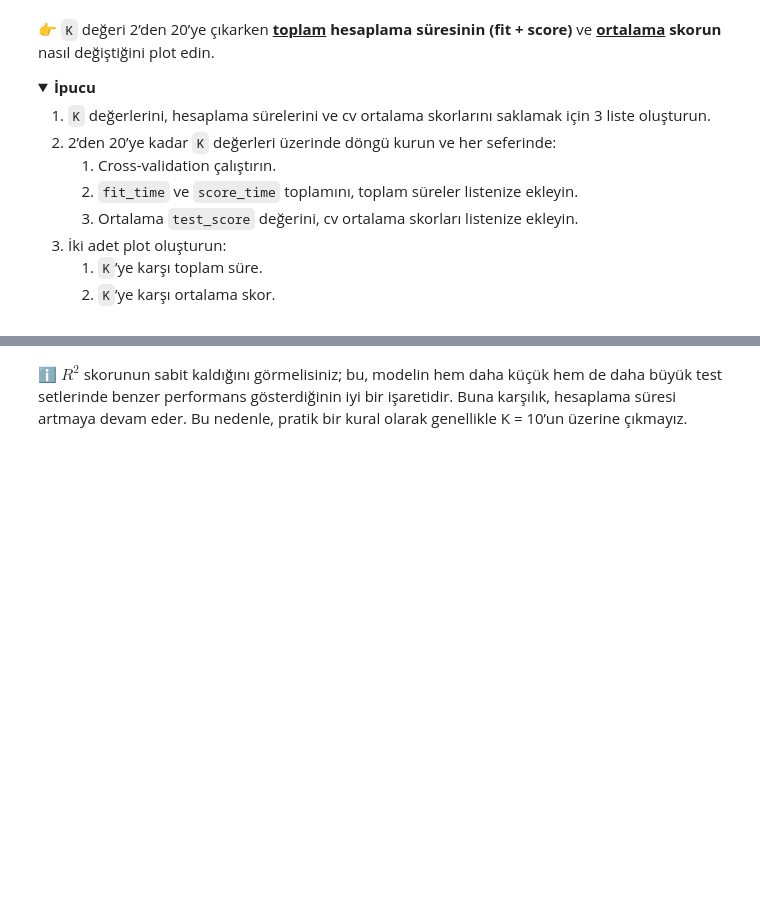
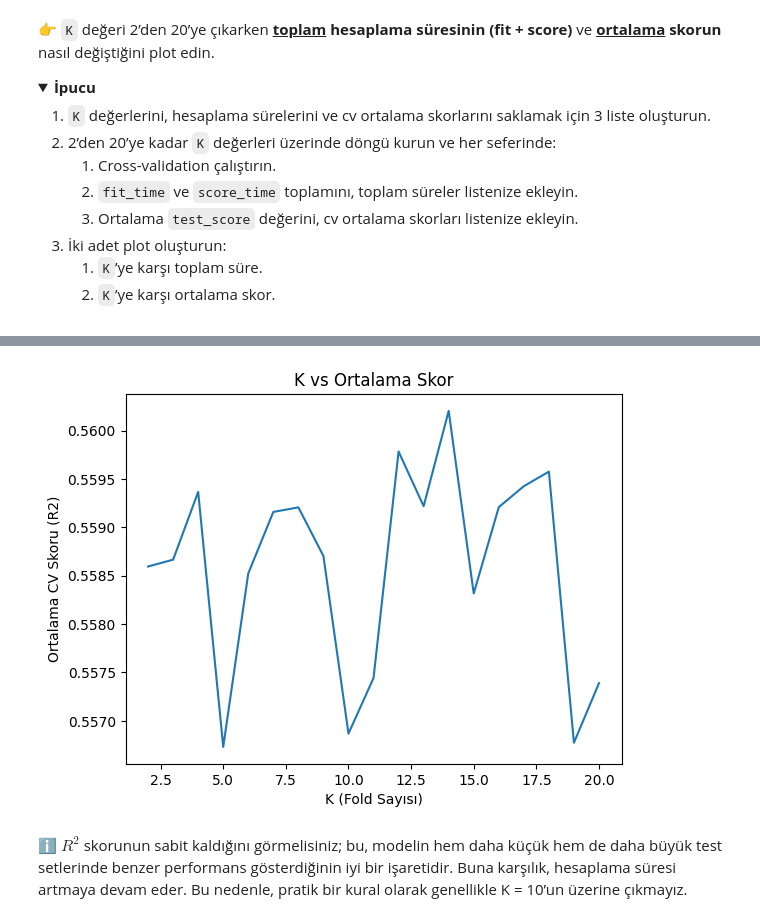
Before and after one commit to mertkaantopuz/S16D1-S-data-linear-regression, a Jupyter notebook: Linear_Regression.ipynb, the cells around one changed output, grey strips where cells are left out. Cells and saved outputs as stored; diff of their text form; code cells hidden in the pictures; folded sections open; blank space fills up the shorter version.

```diff
--- a/Linear_Regression.ipynb
+++ b/Linear_Regression.ipynb
@@ -154,3 +190,12 @@ git push origin master
+# %%
+plt.figure()
+plt.plot(k_values, cv_scores)
+plt.xlabel("K (Fold Sayısı)")
+plt.ylabel("Ortalama CV Skoru (R2)")
+plt.title("K vs Ortalama Skor")
+plt.show()
+# %% [output]
+[figure, added]
 # %% [markdown]
 ℹ️ $R^2$ skorunun sabit kaldığını görmelisiniz; bu, modelin hem daha küçük hem de daha büyük test setlerinde benzer performans gösterdiğinin iyi bir işaretidir. Buna karşılık, hesaplama süresi artmaya devam eder. Bu nedenle, pratik bir kural olarak genellikle K = 10’un üzerine çıkmayız.
 # %% [markdown]
```
Also changed, not shown: parts of 16 cells of this notebook, 2 other files.
